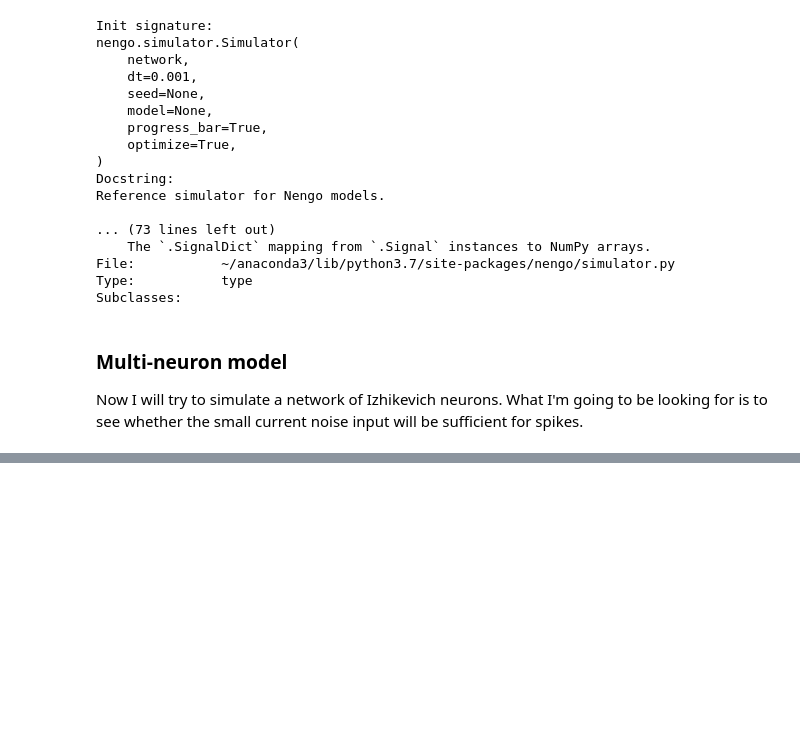
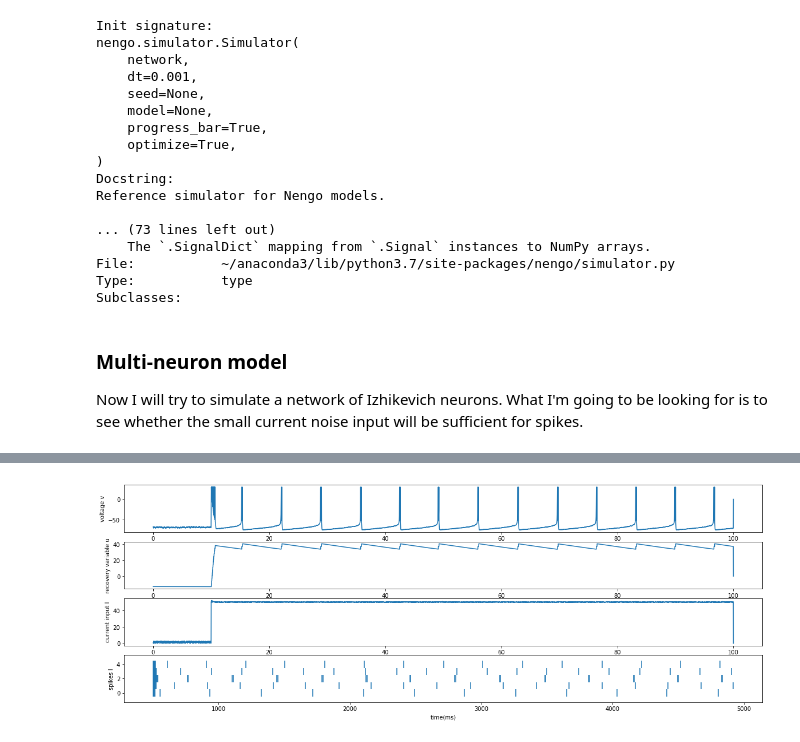
Before and after one commit to thomsonlab/GrowingBrains, a Jupyter notebook: python_implementation/nengo_exploring/izhikevich.ipynb, the cells around one changed output, grey strips where cells are left out. Saved outputs shown, nothing was run; the diff lists cells and outputs as text; code cells hidden in the pictures; blank space fills up the shorter version.

```diff
--- a/python_implementation/nengo_exploring/izhikevich.ipynb
+++ b/python_implementation/nengo_exploring/izhikevich.ipynb
@@ -736,0 +897,4 @@ Now I will try to simulate a network of Izhikevich neurons. What I'm going to be
+# %%
+plot_results(t, nV, nU, nI, firings)
+# %% [output]
+[figure, added]
```
Also changed, not shown: parts of 8 cells of this notebook.
